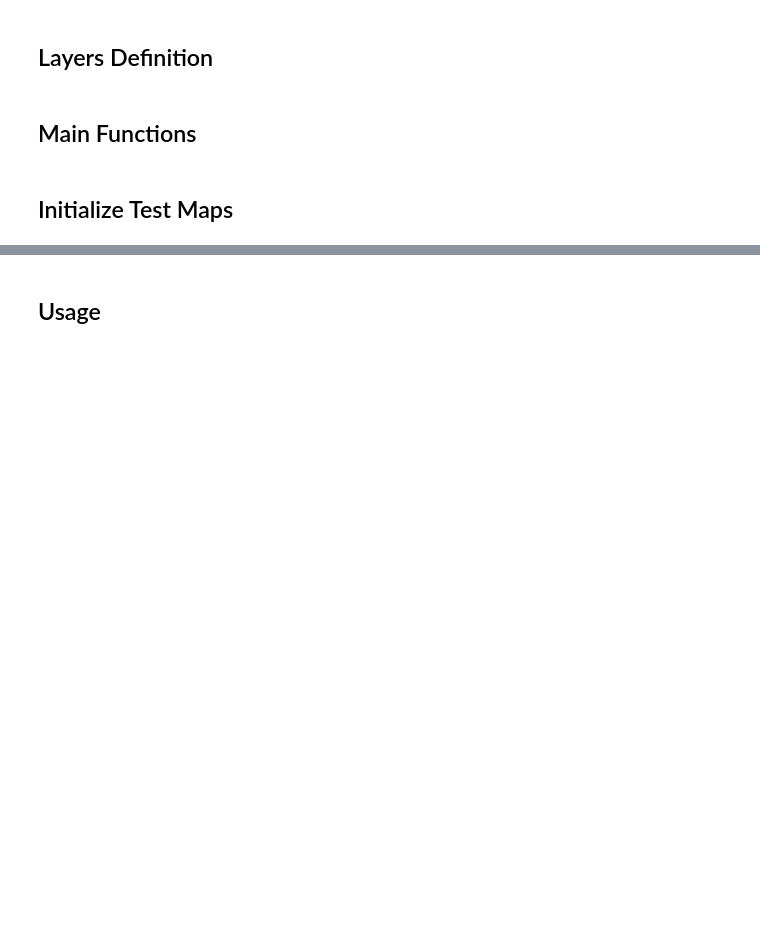
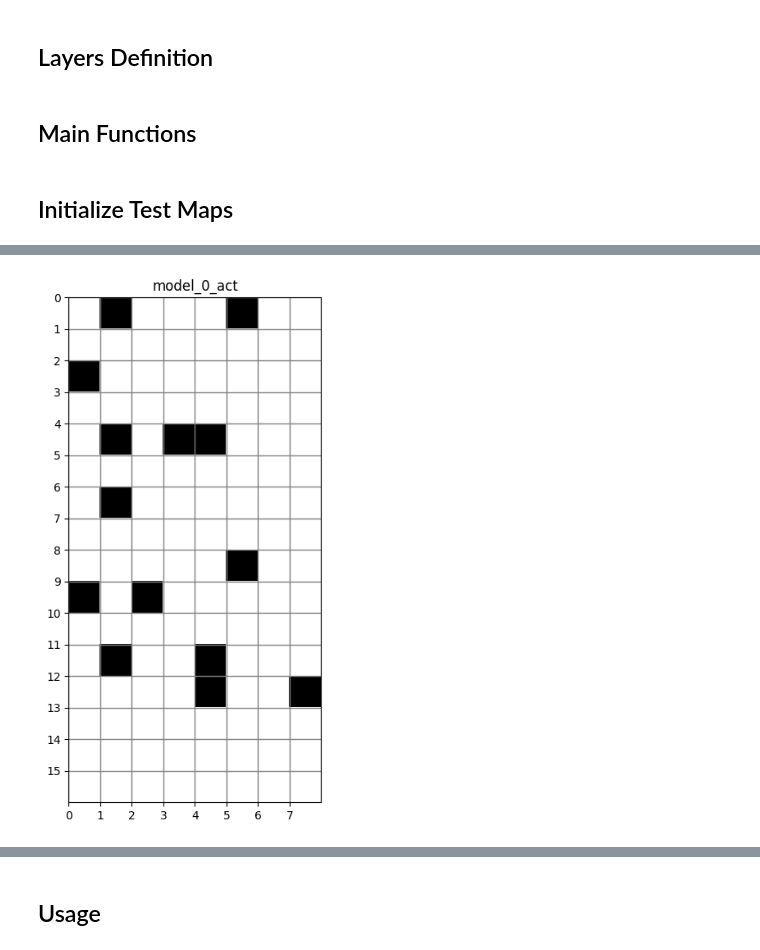
Before and after one commit to shaderein/xai, a Jupyter notebook: analysis/240917_optimal_sigma_test.ipynb, the cells around one changed output, grey strips where cells are left out. Drawn from its saved outputs; the diff is of its cells as text; code cells hidden in the pictures; blank space fills up the shorter version.

```diff
--- a/analysis/240917_optimal_sigma_test.ipynb
+++ b/analysis/240917_optimal_sigma_test.ipynb
@@ -346,0 +259,92 @@ tensor([[0., 0.],
+# %%
+orig_img_size = (32,16)
+
+sparsity = 0.2
+
+# test_maps = {
+#     "model_0_act": torch.bernoulli(torch.full((1,1, 16, 8), sparsity)),
+#     "model_1_act": torch.bernoulli(torch.full((1,1, 8, 4), sparsity)),
+#     "model_3_act": torch.bernoulli(torch.full((1,1, 4, 2), sparsity)),
+# }
+
+test_maps = {
+    "model_0_act": torch.tensor([[0., 1., 0., 0., 0., 1., 0., 0.],
+                                [0., 0., 0., 0., 0., 0., 0., 0.],
+                                [1., 0., 0., 0., 0., 0., 0., 0.],
+                                [0., 0., 0., 0., 0., 0., 0., 0.],
+                                [0., 1., 0., 1., 1., 0., 0., 0.],
+                                [0., 0., 0., 0., 0., 0., 0., 0.],
+                                [0., 1., 0., 0., 0., 0., 0., 0.],
+                                [0., 0., 0., 0., 0., 0., 0., 0.],
+                                [0., 0., 0., 0., 0., 1., 0., 0.],
+                                [1., 0., 1., 0., 0., 0., 0., 0.],
+                                [0., 0., 0., 0., 0., 0., 0., 0.],
+                                [0., 1., 0., 0., 1., 0., 0., 0.],
+                                [0., 0., 0., 0., 1., 0., 0., 1.],
+                                [0., 0., 0., 0., 0., 0., 0., 0.],
+                                [0., 0., 0., 0., 0., 0., 0., 0.],
+                                [0., 0., 0., 0., 0., 0., 0., 0.]]).unsqueeze(0).unsqueeze(0),
+    "model_1_act": torch.tensor([[0., 0., 0., 0.],
+                                [0, 0., 0, 0.],
+                                [0., 0., 0., 0.],
+                                [0., 0., 1., 0.],
+                                [0., 0., 0., 0.],
+                                [0., 1., 0., 0.],
+                                [0, 0., 0., 0.],
+                                [0., 0., 0., 0.]]).unsqueeze(0).unsqueeze(0),
+    "model_3_act": torch.tensor([[0., 0.],
+                                [0., 0.],
+                                [1., 0.],
+                                [0., 0.]]).unsqueeze(0).unsqueeze(0),
+    "model_5_act": torch.tensor([[1,],
+                                [0]]).unsqueeze(0).unsqueeze(0),
+    }
+
+cmap_code = {
+    "model_0_act": "Greys",
+    "model_1_act": "Greens",
+    "model_3_act": "Reds",
+    "model_5_act": "Blues",
+}
+
+dot_code = {
+    "model_0_act": "ko",
+    "model_1_act": "go",
+    "model_3_act": "ro",
+    "model_5_act": "bo",
+}
+
+for i, (layer_name, test_map) in enumerate(test_maps.items()):
+
+    test_map = test_map[0][0]
+
+    print(test_map)
+
+    plt.figure(figsize=(test_map.shape))
+
+    h, w = test_map.shape
+    # Plotting
+    plt.imshow(test_map, cmap=cmap_code[layer_name], interpolation='none',
+               extent=[0, w, h, 0])
+
+    # Adding gridlines
+    plt.grid(which='both', color='grey', linestyle='-', linewidth=1)
+
+    # Set major ticks at every unit
+    plt.xticks(range(w))
+    plt.yticks(range(h))
+
+    # # Adjust gridlines to align with the cell boundaries
+    # plt.xticks([x - 0.5 for x in range(1, w)], minor=True)
+    # plt.yticks([y - 0.5 for y in range(1, h)], minor=True)
+
+    # Set title
+    plt.title(layer_name)
+
+    # Set the axis limits to the actual tensor size, so no extra space is shown
+    # plt.xlim([-0.5, w - 0.5])
+    # plt.ylim([h - 0.5, -0.5])
+
+    # Adjust layout and show the plot
+    plt.show()
+# %% [output]
@@ -346,0 +367 @@ tensor([[0., 0.],
+[figure, added]
```
Also changed, not shown: parts of 6 cells of this notebook.
